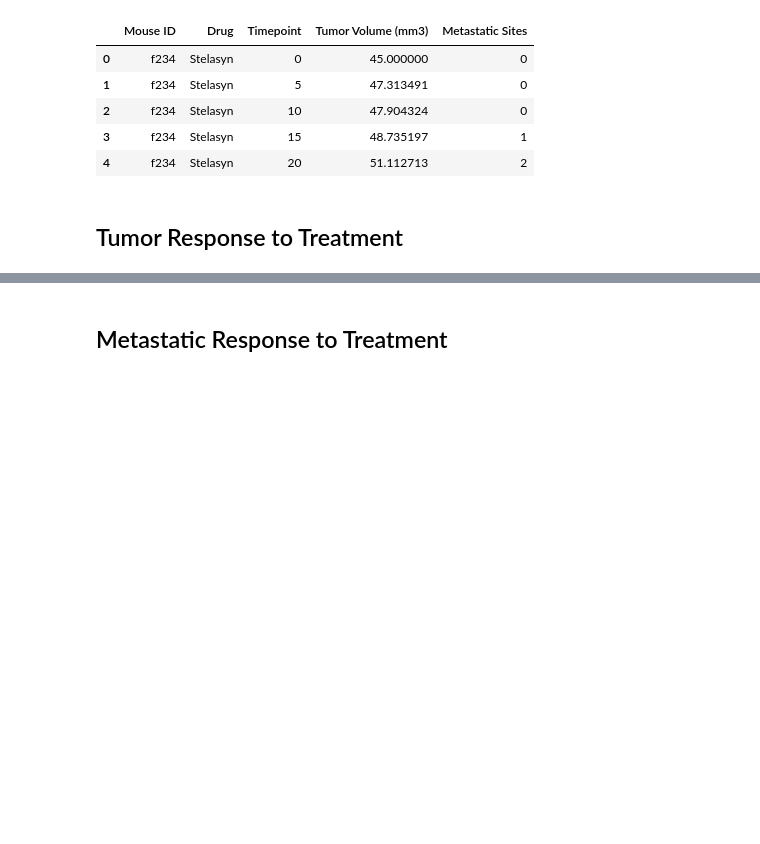
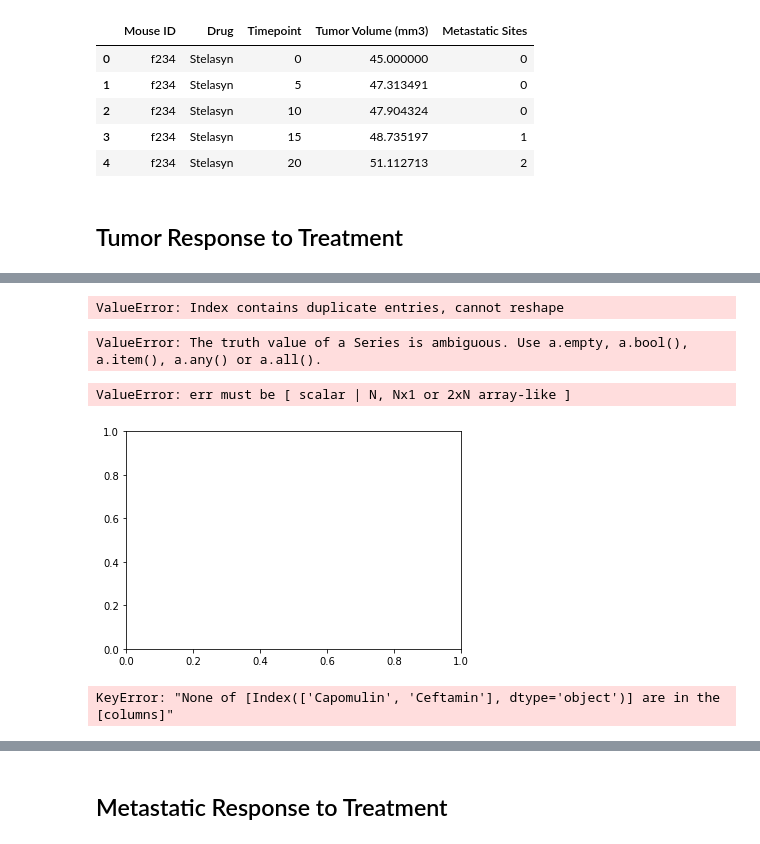
Before and after one commit to zareentaz/Matplotlib-Homework, a Jupyter notebook: Pymaceuticals/pymaceuticals_starter.ipynb, the cells around one changed output, grey strips where cells are left out. Saved outputs shown, nothing was run; the diff lists cells and outputs as text; code cells hidden in the pictures; blank space fills up the shorter version.

Commit message:
updated the error bar

```diff
--- a/Pymaceuticals/pymaceuticals_starter.ipynb
+++ b/Pymaceuticals/pymaceuticals_starter.ipynb
@@ -20,16 +20,12 @@ clinical_trial = pd.read_csv(clinical_trial_data)
 # Combine the data into a single dataset
 pymaceuticals_df=pd.merge(mouse_drug,clinical_trial, on=["Mouse ID"], how="outer")
 
+len_time=len("Timepoint")
+
 
 # Display the data table for preview
-#mouse_drug
-#clinical_trial
+
 pymaceuticals_df.head()
-
-
-#Removing the duplicates
-#pymaceuticals=pymaceuticals_df["Mouse ID"].unique()
-#pymaceuticals
 # %% [output]
 |  | Mouse ID | Drug | Timepoint | Tumor Volume (mm3) | Metastatic Sites |
 | 0 | f234 | Stelasyn | 0 | 45.000000 | 0 |
@@ -124,7 +128,69 @@ tumor_sem_df
+# %%
+drug=pymaceuticals_df["Drug"].unique()
+unique_Df=pymaceuticals_df.drop_duplicates()
+pivot =pymaceuticals_df.pivot(index='Timepoint', columns='Drug', values='Tumor Volume (mm3)')
+pivot
+# %% [output]
+ValueError: Index contains duplicate entries, cannot reshape
+# %%
+# ...for name in drug_df:
+    # Loop through looking for the video
+for row in drug:
+    if row[1] == pymaceuticals_df["Drug"]:
+       print(pymaceuticals_df["Tumor Volume (mm3)"])
+
+            # Set variable to confirm we have found the video
+       found = True
+
+    # If the video is never found, alert the user
+    #if found == False:
+       # print("We don't seem to have what you are looking for!")...#
+# %% [output]
+ValueError: The truth value of a Series is ambiguous. Use a.empty, a.bool(), a.item(), a.any() or a.all().
 # %%
 # Generate the Plot (with Error Bars)
 
 # Save the Figure
+# %%
+x_axis=len_time
+y_axis=df_mung["Ceftamin"]
+#fahrenheit, = plt.plot(x_axis, y_axis, marker="+",color="blue", linewidth=1, label="Ceftamin")
+#celcius, = plt.plot(x_axis, y_axis, marker="s", color="Red", linewidth=1, label="Celcius")
+fig, ax = plt.subplots()
+
+ax.errorbar(np.arange(0, x_axis),x_axis , yerr=y_axis, fmt="o", color="b",
+            alpha=0.5, label="Meta")
+
+ax.set_xlim(-0.5, x_axis)
+
+ax.set_xlabel("Sample Number")
+ax.set_ylabel("Mean of Median House Prices")
+
+plt.legend(loc="best", fontsize="small", fancybox=True)
+
+plt.show()
+# %% [output]
+ValueError: err must be [ scalar | N, Nx1 or 2xN array-like ]
+[figure, added]
+# %%
+# Plot sample means with error bars
+x_axis=tumor_sem_df["Timepoint"]
+y_axis=tumor_sem_df[["Capomulin","Ceftamin"]]
+fig, ax = plt.subplots()
+
+ax.errorbar(np.arange(0, len(x_axis)),x_axis , yerr=y_axis, fmt="o", color="b",
+            alpha=0.5, label="Meta")
+
+ax.set_xlim(-0.5, len(x_axis))
+
+ax.set_xlabel("Sample Number")
+ax.set_ylabel("Mean of Median House Prices")
+
+plt.legend(loc="best", fontsize="small", fancybox=True)
+
+plt.show()
+# %% [output]
+KeyError: "None of [Index(['Capomulin', 'Ceftamin'], dtype='object')] are in the [columns]"
 # %%
 # Show the Figure
 plt.show()
```
Also changed, not shown: parts of 19 cells of this notebook.
